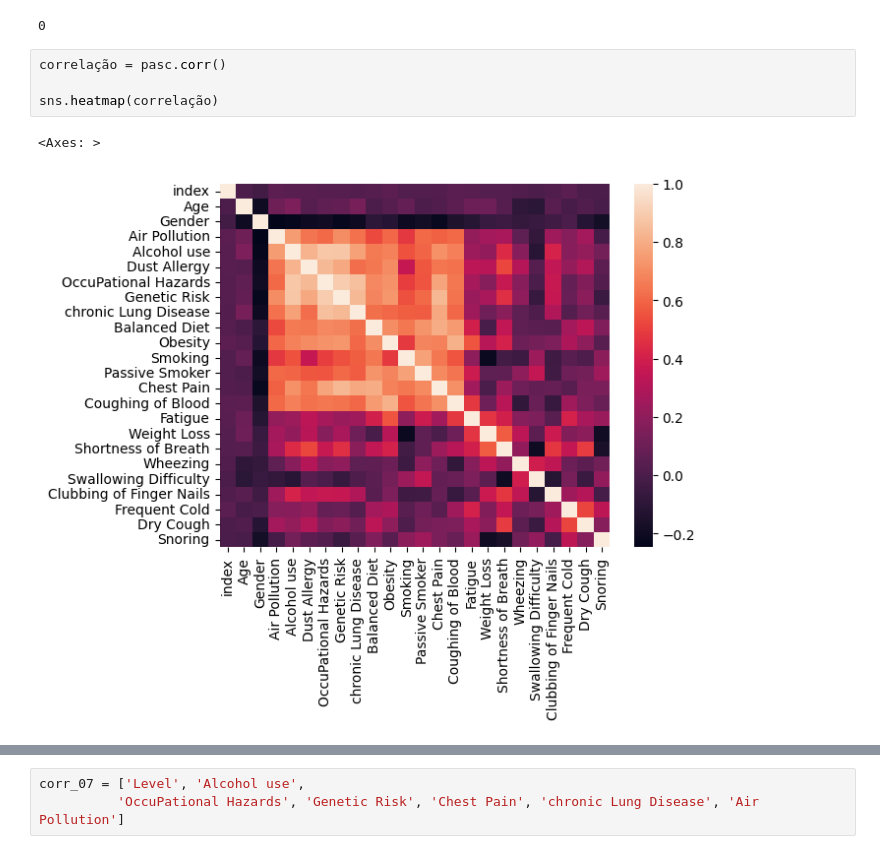
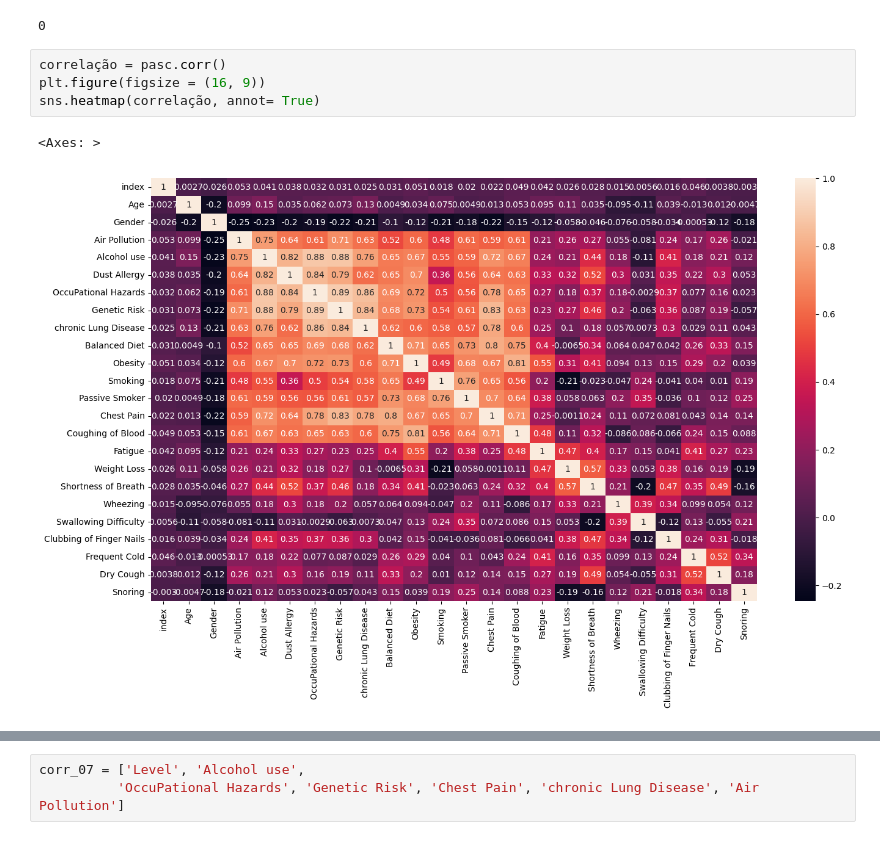
Before and after one commit to Danie110001001109192912/Cancer_prediction, a Jupyter notebook: lung_cancer_prediction.ipynb, the cells around one changed output, grey strips where cells are left out. Drawn from its saved outputs; the diff is of its cells as text.

```diff
--- a/lung_cancer_prediction.ipynb
+++ b/lung_cancer_prediction.ipynb
@@ -72,10 +72,10 @@ pasc['Patient Id'].duplicated().sum()
 0
 # %%
 correlação = pasc.corr()
-
-sns.heatmap(correlação)
+plt.figure(figsize = (16, 9))
+sns.heatmap(correlação, annot= True)
 # %% [output]
 <Axes: >
-[figure, old version]
+[figure, new version]
 # %%
 cor_alta = correlação >= 0.7
```
Also changed, not shown: parts of 4 cells of this notebook.
